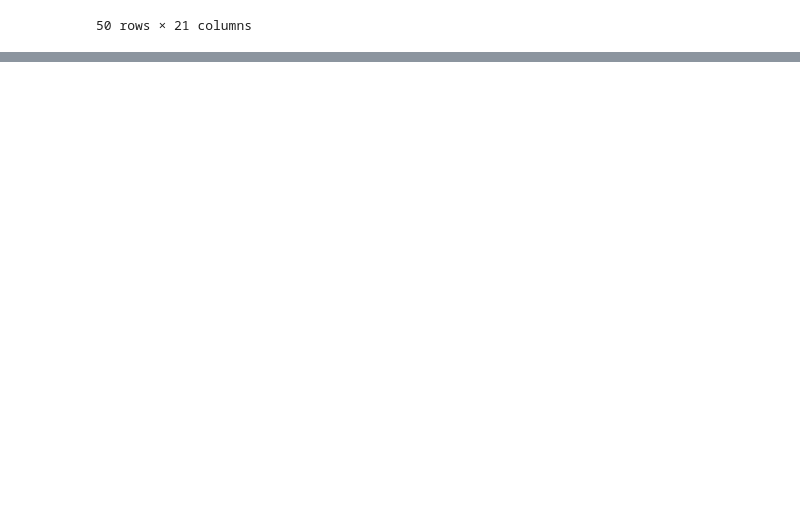
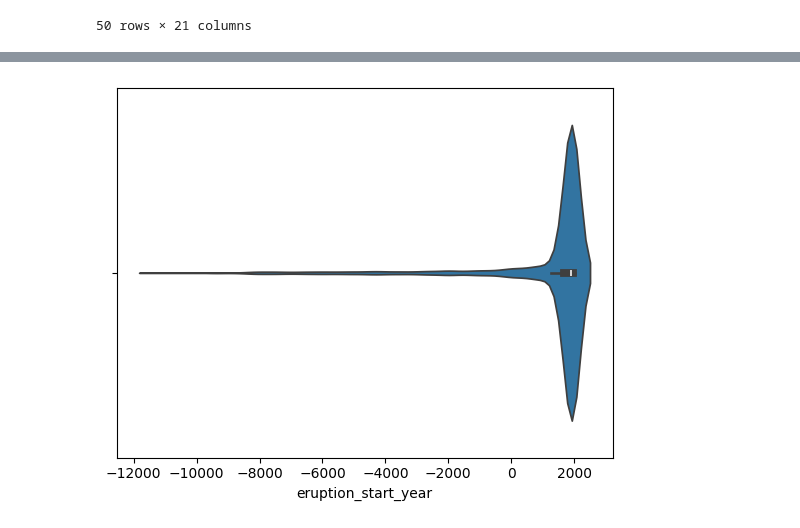
Before and after one commit to RoihansLab/Data-Mining-Project, a Jupyter notebook: Volcano_eruption.ipynb, the cells around one changed output, grey strips where cells are left out. Cells and saved outputs as stored; diff of their text form; code cells hidden in the pictures; blank space fills up the shorter version.

```diff
--- a/Volcano_eruption.ipynb
+++ b/Volcano_eruption.ipynb
@@ -695,0 +810,5 @@ files.download('volcano_gold_dataset_clean.csv')
+# %%
+sns.violinplot(x=df['eruption_start_year'])
+plt.show()
+# %% [output]
+[figure, added]
```
Also changed, not shown: parts of 16 cells of this notebook.
